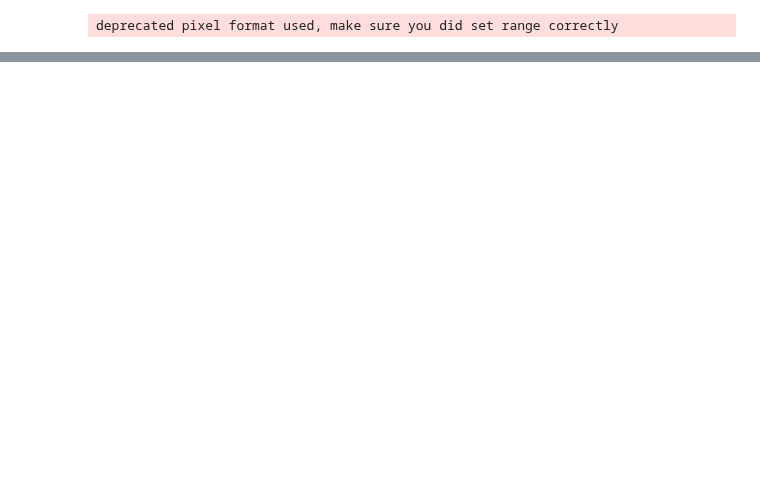
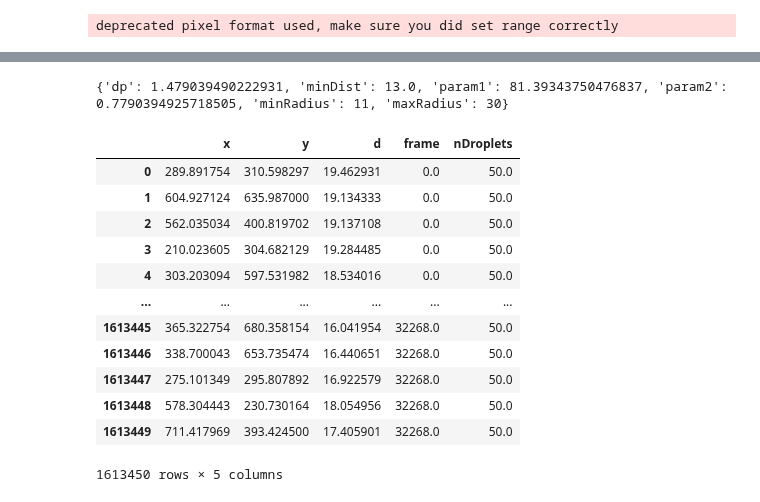
Before and after one commit to skandiz/MasterThesis, a Jupyter notebook: tracking/hough_trajTracking.ipynb, the cells around one changed output, grey strips where cells are left out. Cells and saved outputs as stored; diff of their text form; code cells hidden in the pictures; blank space fills up the shorter version.

```diff
--- a/tracking/hough_trajTracking.ipynb
+++ b/tracking/hough_trajTracking.ipynb
@@ -211,11 +220,0 @@ def analyze_err_frame(trial_f):
-# %%
-params = {"dp": .5, "minDist": 13, "param1": 80, "param2": 0.6, "minRadius": 11, "maxRadius": 29}
-pre_merge_df, err_frames, error = hough_feature_location(data_preload, frames_opt, correct_n, params, False)
-print("Error:", error)
-print("Error frames:", err_frames)
-if len(err_frames) > 0:
-    analyze_err_frame(err_frames[10])
-if len(err_frames) == 0:
-    pre_merge_df, err_frames, error = hough_feature_location(data_preload, frames, correct_n, params, False)
-    print("Error:", error)
-    print("Error frames:", err_frames)
@@ -241,0 +423,19 @@ print(f"Percentage of error: {len(err_frames)}/{len(frames)}")
+# %%
+test = TrajectoryProcessing(traj_part, correct_n)
+test.parameters_optimization(data_preload, 5000, 100, run_verb = False, plot_verb=False)
+test.run_location(data_preload, False)
+# %% [output]
+{'dp': 1.479039490222931, 'minDist': 13.0, 'param1': 81.39343750476837, 'param2': 0.7790394925718505, 'minRadius': 11, 'maxRadius': 30}
+|  | x | y | d | frame | nDroplets |
+| 0 | 289.891754 | 310.598297 | 19.462931 | 0.0 | 50.0 |
+| 1 | 604.927124 | 635.987000 | 19.134333 | 0.0 | 50.0 |
+| 2 | 562.035034 | 400.819702 | 19.137108 | 0.0 | 50.0 |
+| 3 | 210.023605 | 304.682129 | 19.284485 | 0.0 | 50.0 |
+| 4 | 303.203094 | 597.531982 | 18.534016 | 0.0 | 50.0 |
+| ... | ... | ... | ... | ... | ... |
+| 1613445 | 365.322754 | 680.358154 | 16.041954 | 32268.0 | 50.0 |
+| 1613446 | 338.700043 | 653.735474 | 16.440651 | 32268.0 | 50.0 |
+| 1613447 | 275.101349 | 295.807892 | 16.922579 | 32268.0 | 50.0 |
+| 1613448 | 578.304443 | 230.730164 | 18.054956 | 32268.0 | 50.0 |
+| 1613449 | 711.417969 | 393.424500 | 17.405901 | 32268.0 | 50.0 |
+1613450 rows × 5 columns
```
Also changed, not shown: parts of 19 cells of this notebook, 5 other files.
